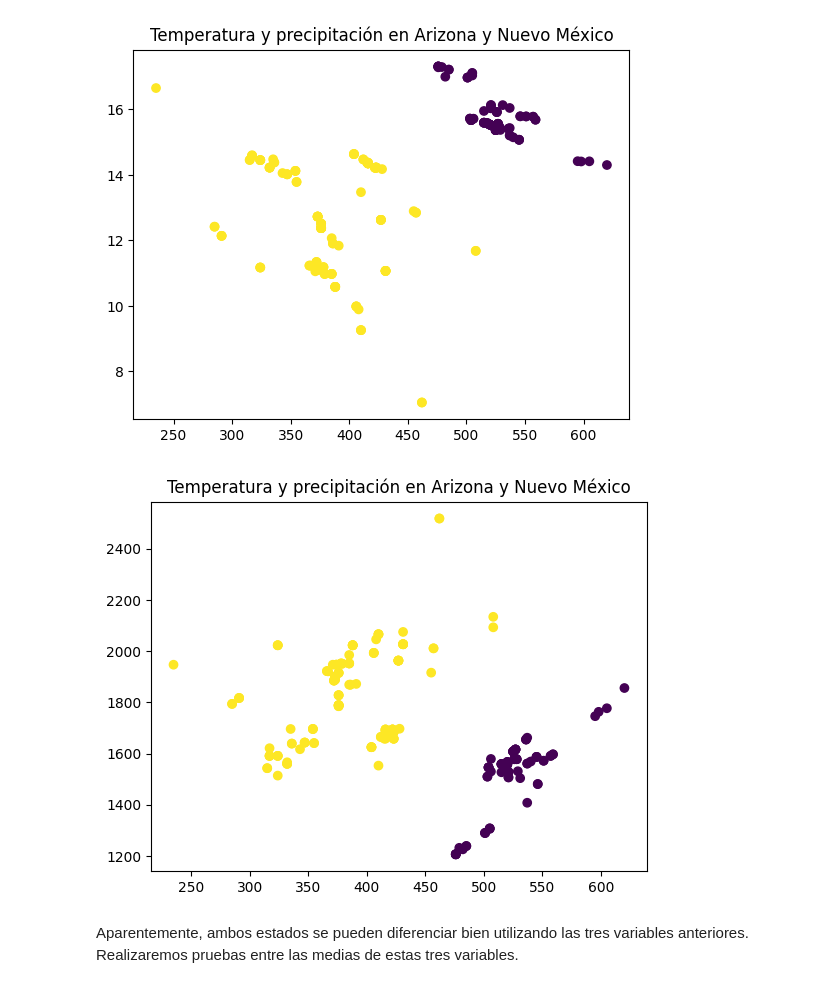
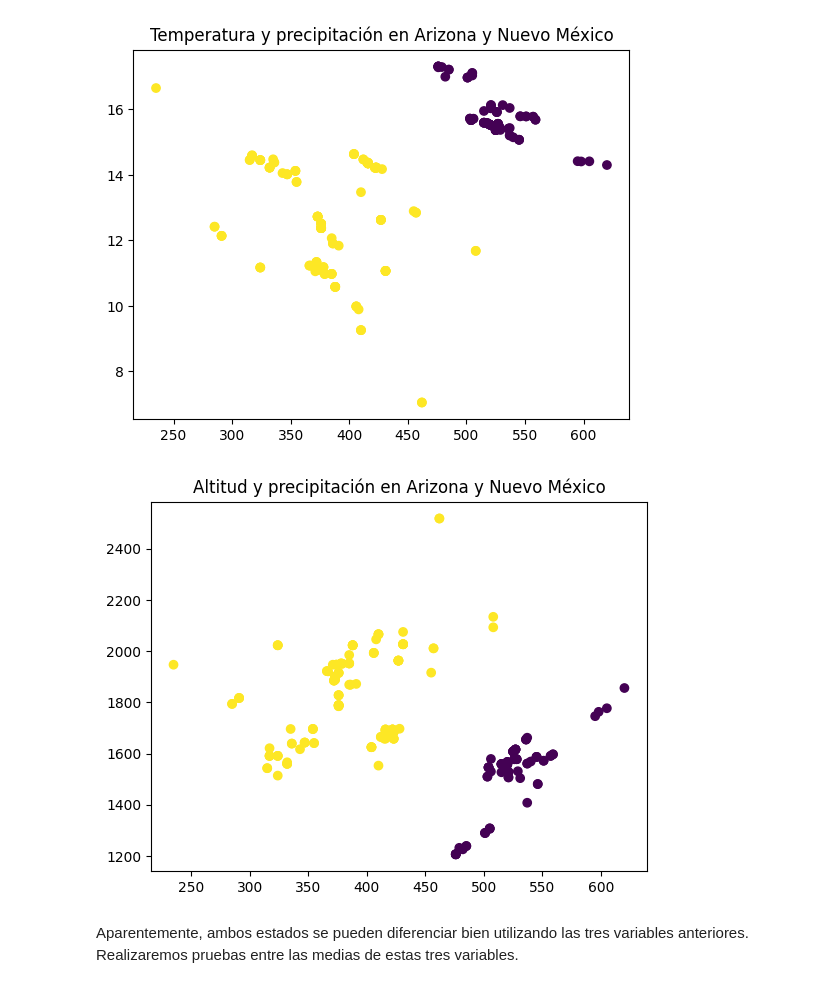
Before and after one commit to fofojaramillo/codornices-proyecto, a Jupyter notebook: Dif_estados.ipynb, the cells around one changed output. Saved outputs shown, nothing was run; the diff lists cells and outputs as text; code cells hidden in the pictures.

```diff
--- a/Dif_estados.ipynb
+++ b/Dif_estados.ipynb
@@ -10,7 +10,7 @@ estados = {'AZ':'AZ',
         'Az':'AZ',
         'NM':'NM' }
 # %%
-df = pd.read_csv('data/dataset_preprocessed.csv')
+df = pd.read_csv('data/dataset_preprocessed(1).csv')
 # %%
 df['estado'] = df['estado'].apply(lambda x : estados[x])
 # %%
@@ -26,10 +26,10 @@ plt.show()
 [figure]
 # %%
 plt.scatter(df_clima['ppanual17'],df_clima['altitud'], c = df_clima['estado'].apply(lambda x: int(x=='NM')))
-plt.title('Temperatura y precipitación en Arizona y Nuevo México')
+plt.title('Altitud y precipitación en Arizona y Nuevo México')
 plt.show()
 # %% [output]
-[figure, old version]
+[figure, new version]
 # %% [markdown]
 Aparentemente, ambos estados se pueden diferenciar bien utilizando las tres variables anteriores. Realizaremos pruebas entre las medias de estas tres variables.
 # %%
```
Also changed, not shown: parts of 1 cell of this notebook, 2 other files.
